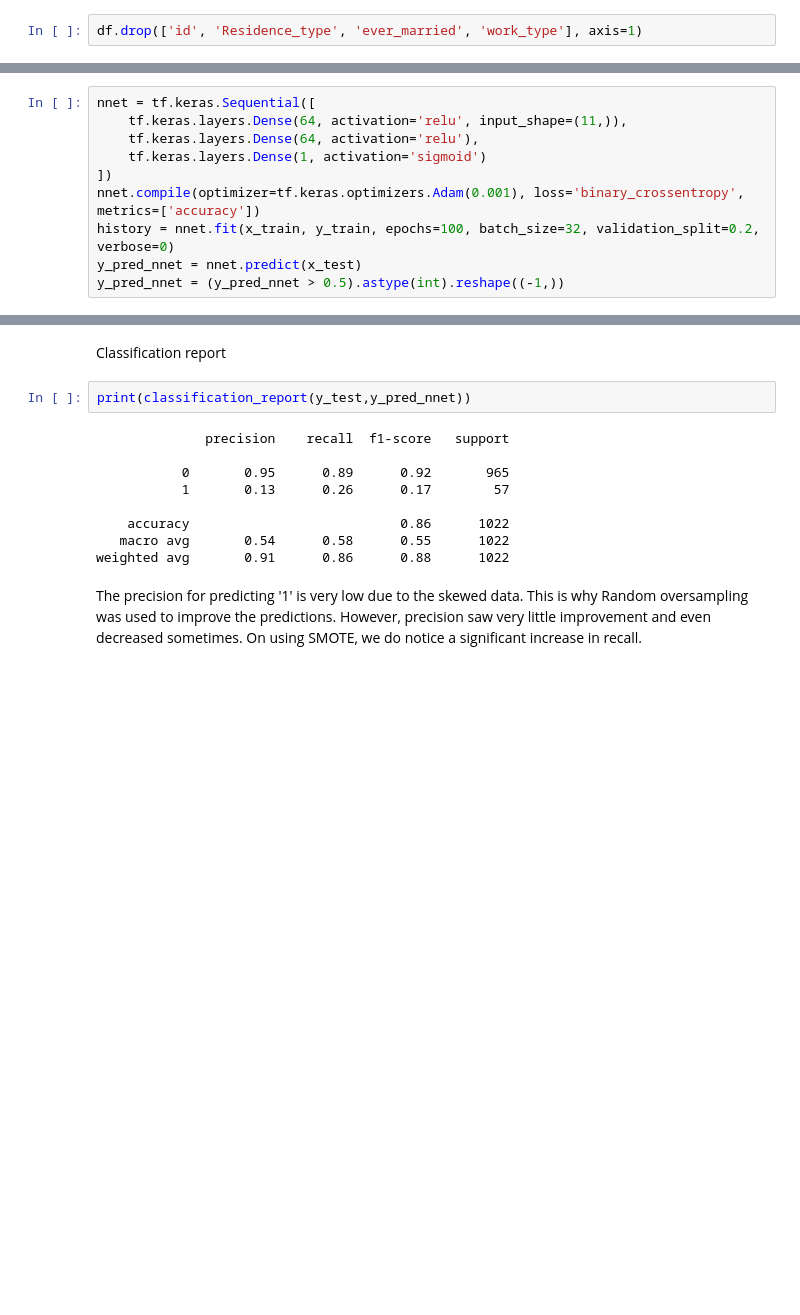
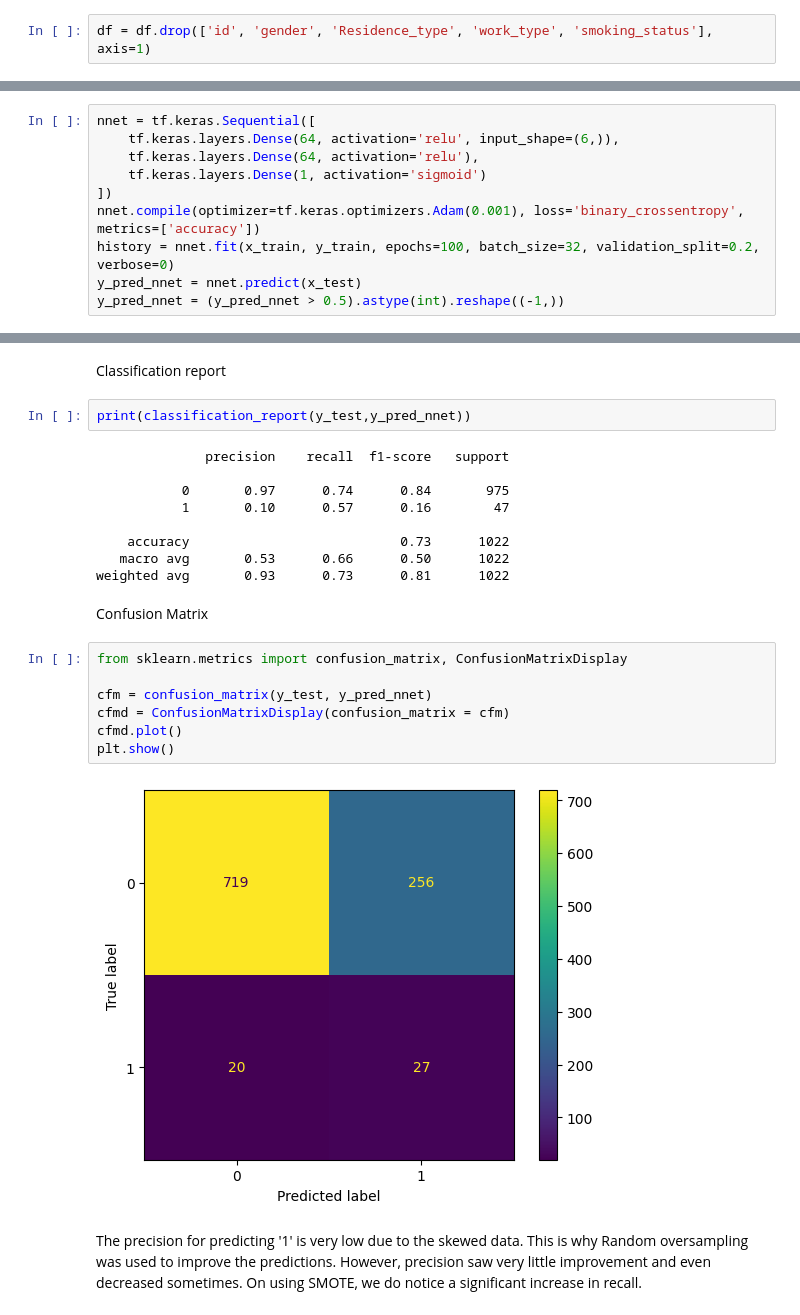
Before and after one commit to into-the-night/Stroke-pred-with-EDA, a Jupyter notebook: AbhayShukla4GDSCRecruitments.ipynb, the cells around one changed output, grey strips where cells are left out. Cells and saved outputs as stored; diff of their text form; blank space fills up the shorter version.

```diff
--- a/AbhayShukla4GDSCRecruitments.ipynb
+++ b/AbhayShukla4GDSCRecruitments.ipynb
@@ -88,2 +107,2 @@ Dropping some irrelevant columns
 # %%
-df.drop(['id', 'Residence_type', 'ever_married', 'work_type'], axis=1)
+df = df.drop(['id', 'gender', 'Residence_type', 'work_type', 'smoking_status'], axis=1)
@@ -128,7 +133,7 @@ x_test, y_test, test = scale(test)
 Classification using Neural Network
 # %%
 nnet = tf.keras.Sequential([
-    tf.keras.layers.Dense(64, activation='relu', input_shape=(11,)),
+    tf.keras.layers.Dense(64, activation='relu', input_shape=(6,)),
     tf.keras.layers.Dense(64, activation='relu'),
     tf.keras.layers.Dense(1, activation='sigmoid')
 ])
@@ -145,11 +150,22 @@ print(classification_report(y_test,y_pred_nnet))
 # %% [output]
               precision    recall  f1-score   support
 
-           0       0.95      0.89      0.92       965
-           1       0.13      0.26      0.17        57
+           0       0.97      0.74      0.84       975
+           1       0.10      0.57      0.16        47
 
-    accuracy                           0.86      1022
-   macro avg       0.54      0.58      0.55      1022
-weighted avg       0.91      0.86      0.88      1022
+    accuracy                           0.73      1022
+   macro avg       0.53      0.66      0.50      1022
+weighted avg       0.93      0.73      0.81      1022
+# %% [markdown]
+Confusion Matrix
+# %%
+from sklearn.metrics import confusion_matrix, ConfusionMatrixDisplay
+
+cfm = confusion_matrix(y_test, y_pred_nnet)
+cfmd = ConfusionMatrixDisplay(confusion_matrix = cfm)
+cfmd.plot()
+plt.show()
+# %% [output]
+[figure, added]
 # %% [markdown]
 The precision for predicting '1' is very low due to the skewed data. This is why Random oversampling was used to improve the predictions. However, precision saw very little improvement and even decreased sometimes. On using SMOTE, we do notice a significant increase in recall.
```
Also changed, not shown: parts of 6 cells of this notebook.
